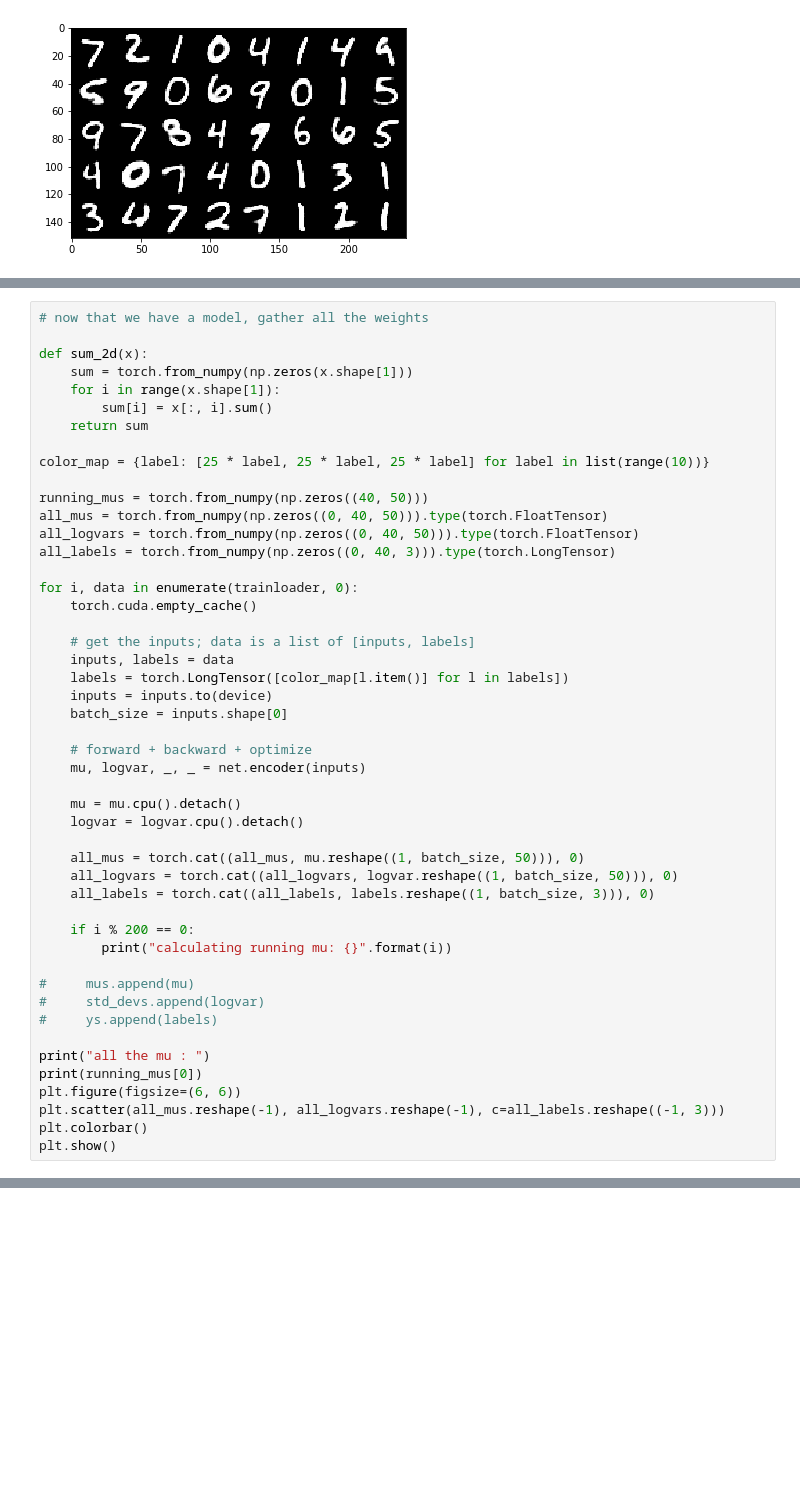
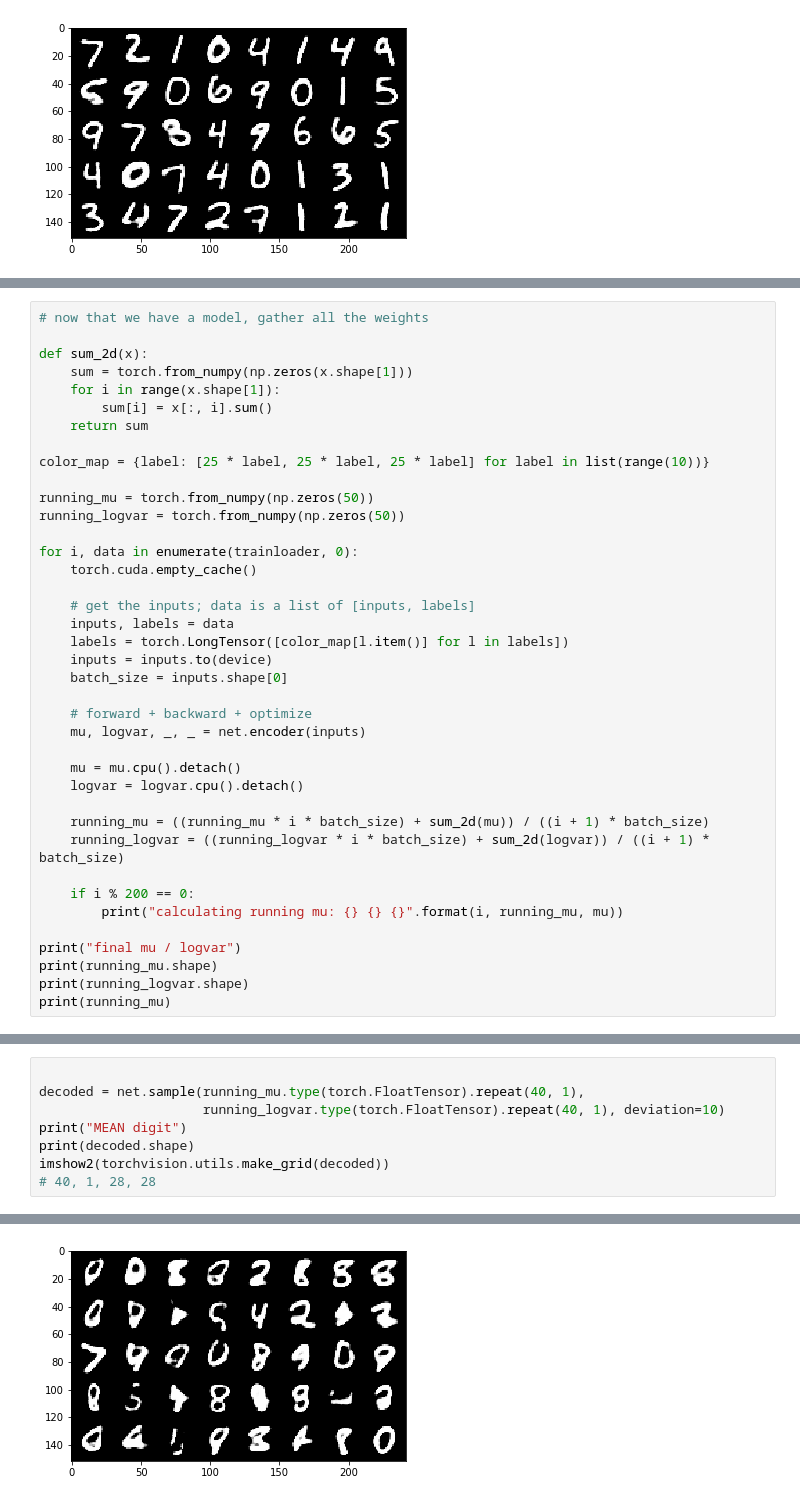
Before and after one commit to sesquipedalian-dev/mnistVaeExperiment, a Jupyter notebook: pytorch_mnist_ae.ipynb, the cells around one changed output, grey strips where cells are left out. Drawn from its saved outputs; the diff is of its cells as text; blank space fills up the shorter version.

```diff
--- a/pytorch_mnist_ae.ipynb
+++ b/pytorch_mnist_ae.ipynb
@@ -365,10 +374,8 @@ def sum_2d(x):
 
 color_map = {label: [25 * label, 25 * label, 25 * label] for label in list(range(10))}
 
-running_mus = torch.from_numpy(np.zeros((40, 50)))
-all_mus = torch.from_numpy(np.zeros((0, 40, 50))).type(torch.FloatTensor)
-all_logvars = torch.from_numpy(np.zeros((0, 40, 50))).type(torch.FloatTensor)
-all_labels = torch.from_numpy(np.zeros((0, 40, 3))).type(torch.LongTensor)
+running_mu = torch.from_numpy(np.zeros(50))
+running_logvar = torch.from_numpy(np.zeros(50))
 
 for i, data in enumerate(trainloader, 0):
     torch.cuda.empty_cache()
@@ -385,21 +392,14 @@ for i, data in enumerate(trainloader, 0):
     mu = mu.cpu().detach()
     logvar = logvar.cpu().detach()
 
-    all_mus = torch.cat((all_mus, mu.reshape((1, batch_size, 50))), 0)
-    all_logvars = torch.cat((all_logvars, logvar.reshape((1, batch_size, 50))), 0)
-    all_labels = torch.cat((all_labels, labels.reshape((1, batch_size, 3))), 0)
+    running_mu = ((running_mu * i * batch_size) + sum_2d(mu)) / ((i + 1) * batch_size)
+    running_logvar = ((running_logvar * i * batch_size) + sum_2d(logvar)) / ((i + 1) * batch_size)
 
     if i % 200 == 0:
-        print("calculating running mu: {}".format(i))
+        print("calculating running mu: {} {} {}".format(i, running_mu, mu))
 
-#     mus.append(mu)
-#     std_devs.append(logvar)
-#     ys.append(labels)
-
-print("all the mu : ")
-print(running_mus[0])
-plt.figure(figsize=(6, 6))
-plt.scatter(all_mus.reshape(-1), all_logvars.reshape(-1), c=all_labels.reshape((-1, 3)))
-plt.colorbar()
-plt.show()
+print("final mu / logvar")
+print(running_mu.shape)
+print(running_logvar.shape)
+print(running_mu)
 # %% [output]
@@ -419,0 +423,9 @@ ValueError: 'c' argument has 60000 elements, which is not acceptable for use wit
+# %%
+
+decoded = net.sample(running_mu.type(torch.FloatTensor).repeat(40, 1),
+                     running_logvar.type(torch.FloatTensor).repeat(40, 1), deviation=10)
+print("MEAN digit")
+print(decoded.shape)
+imshow2(torchvision.utils.make_grid(decoded))
+# 40, 1, 28, 28
+# %% [output]
@@ -419,0 +435 @@ ValueError: 'c' argument has 60000 elements, which is not acceptable for use wit
+[figure, added]
```
Also changed, not shown: parts of 5 cells of this notebook, 1 other file.
